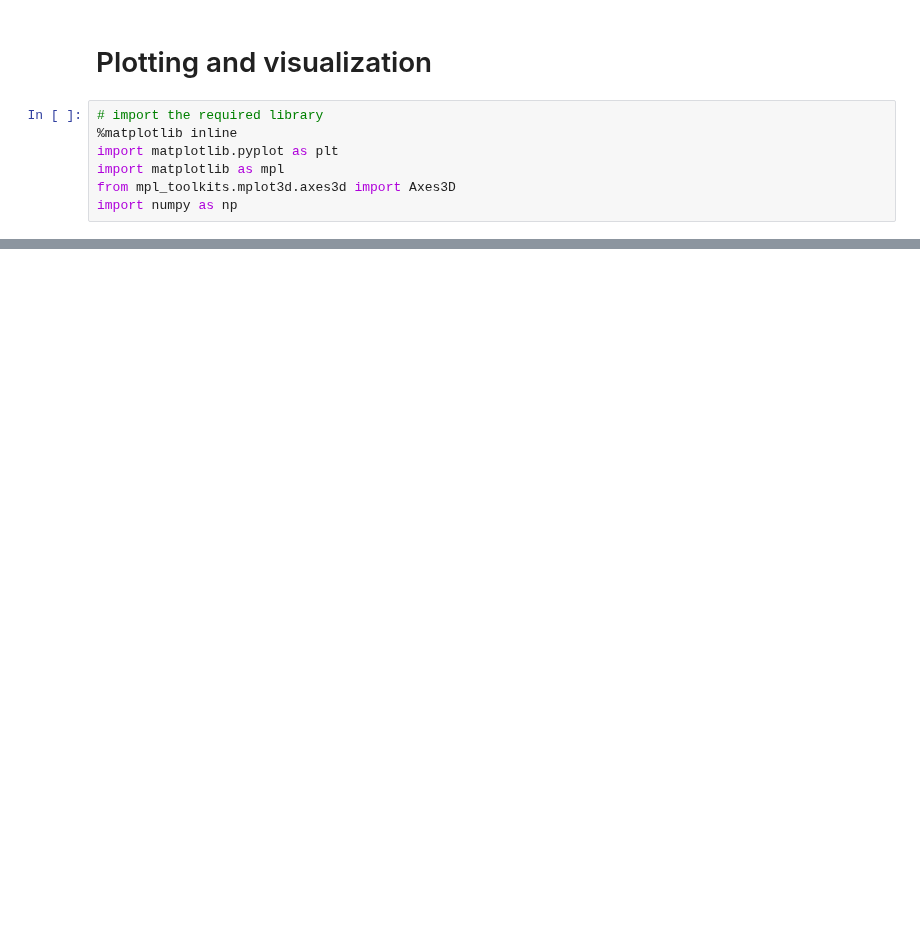
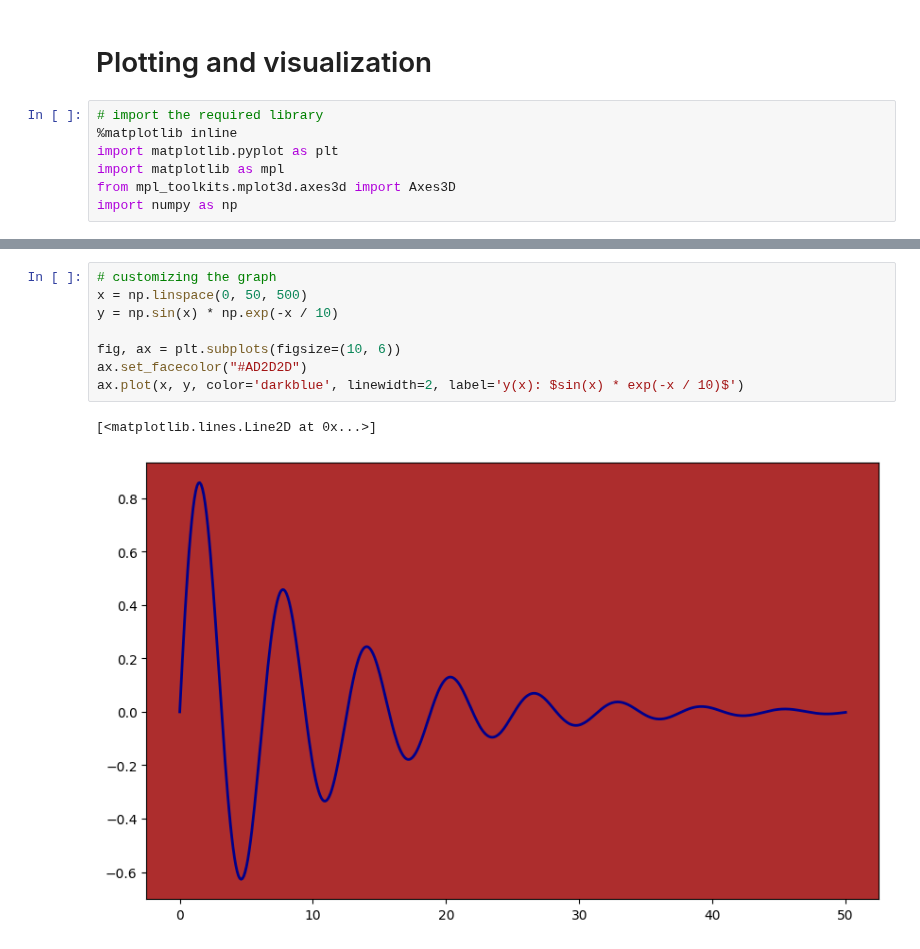
Before and after one commit to dhunganabibek/ml-deep-learning, a Jupyter notebook: python/plotting/plotting.ipynb, the cells around one changed output, grey strips where cells are left out. Saved outputs shown, nothing was run; the diff lists cells and outputs as text; blank space fills up the shorter version.

```diff
--- a/python/plotting/plotting.ipynb
+++ b/python/plotting/plotting.ipynb
@@ -29,0 +31,11 @@ Text(0.5, 1.0, 'Simple Plot Example')
+# %%
+# customizing the graph
+x = np.linspace(0, 50, 500)
+y = np.sin(x) * np.exp(-x / 10)
+
+fig, ax = plt.subplots(figsize=(10, 6))
+ax.set_facecolor("#AD2D2D")
+ax.plot(x, y, color='darkblue', linewidth=2, label='y(x): $sin(x) * exp(-x / 10)$')
+# %% [output]
+[<matplotlib.lines.Line2D at 0x...>]
+[figure, added]
```
Also changed, not shown: parts of 1 cell of this notebook.
